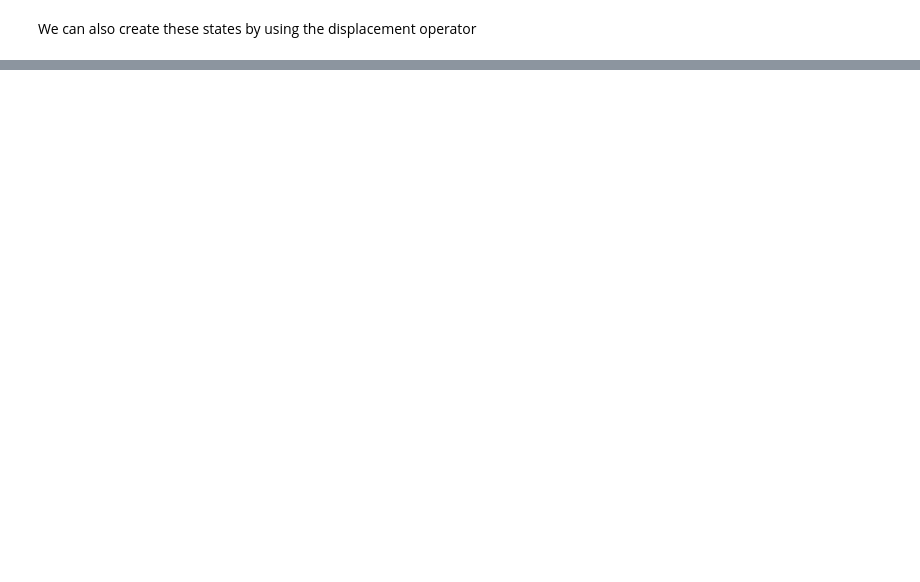
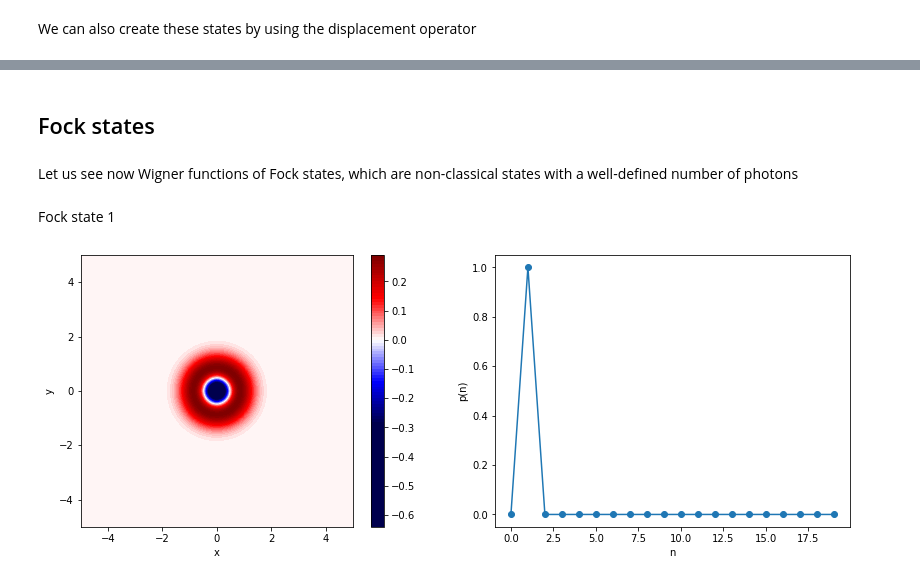
Before and after one commit to CarlosSMWolff/Quantum-Optics-Course, a Jupyter notebook: 1_Quantum_single_mode_field.ipynb, the cells around one changed output, grey strips where cells are left out. Drawn from its saved outputs; the diff is of its cells as text; code cells hidden in the pictures; blank space fills up the shorter version.

```diff
--- a/1_Quantum_single_mode_field.ipynb
+++ b/1_Quantum_single_mode_field.ipynb
@@ -106,0 +136,13 @@ We can also create these states by using the displacement operator
+# %% [markdown]
+## Fock states
+# %% [markdown]
+Let us see now Wigner functions of Fock states, which are non-classical states with a well-defined number of photons
+# %% [markdown]
+Fock state 1
+# %%
+psi = basis(Ntrun,1)
+Wigner = wigner(psi, xvec, xvec, g= 2)
+
+plot_state(psi,Wigner,xvec)
+# %% [output]
+[figure, added]
```
Also changed, not shown: parts of 13 cells of this notebook.
